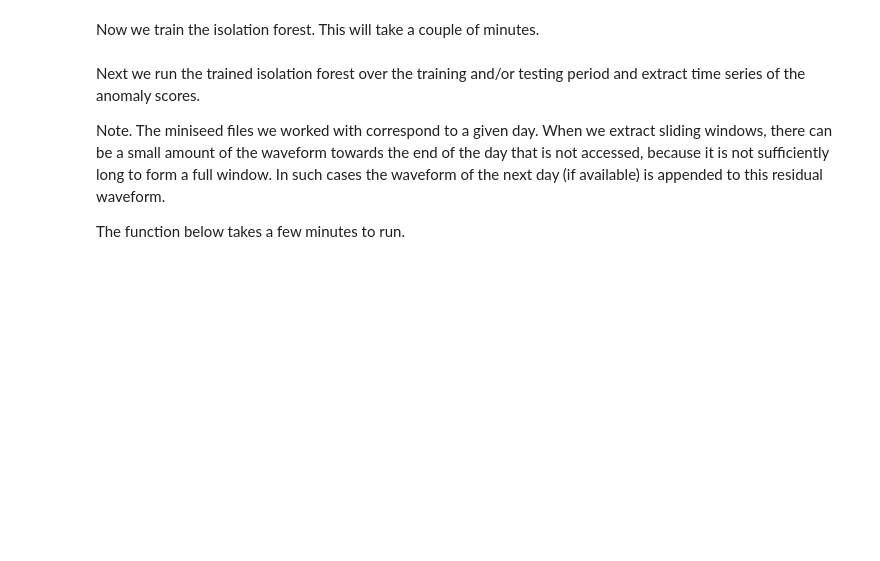
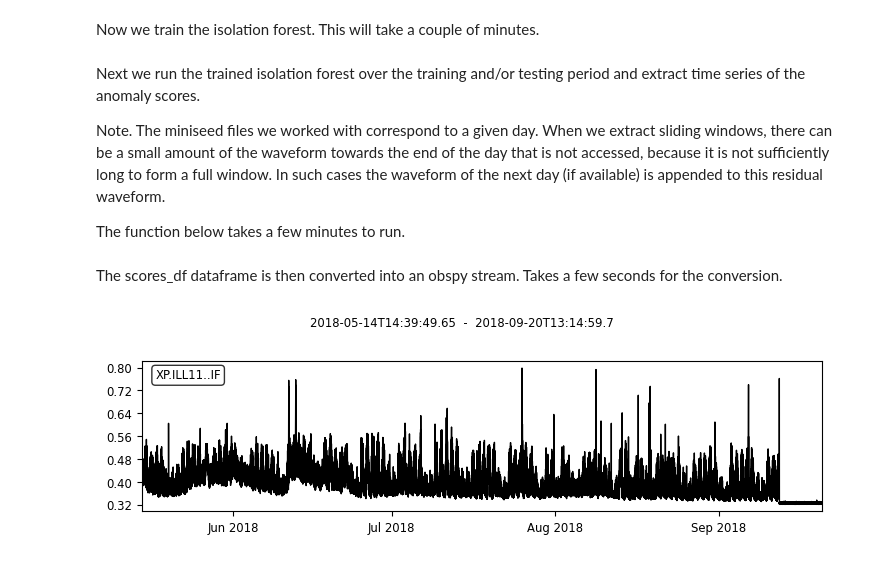
Before and after one commit to FKamper/seismic-isolation-forest, a Jupyter notebook: notebooks/if_illustration.ipynb, the cells around one changed output. Cells and saved outputs as stored; diff of their text form; code cells hidden in the pictures; blank space fills up the shorter version.

```diff
--- a/notebooks/if_illustration.ipynb
+++ b/notebooks/if_illustration.ipynb
@@ -38,7 +40,19 @@ The function below takes a few minutes to run.
 # %%
 try:
     scores_df = pd.read_csv("../output/scores/ILL11_anomaly_scores.csv", index_col=0)
+    # The conversion to UTCDateTime takes  few seconds
+    scores_df["start"] = [obspy.UTCDateTime(str(i)) for i in scores_df["start"]]
+    scores_df["stop"] = [obspy.UTCDateTime(str(i)) for i in scores_df["stop"]]
 
 except (FileNotFoundError, OSError):
     scores_df = compute_scores(stream_paths, if_mod)
     scores_df.to_csv("../output/scores/ILL11_anomaly_scores.csv")
+# %% [markdown]
+The scores_df dataframe is then converted into an obspy stream. Takes a few seconds for the conversion.
+# %%
+if_st = create_if_stream(scores_df, station="ILL11", sr=0.02, network="XP")
+# %%
+if_st.plot()
+plt.show()
+# %% [output]
+[figure, added]
```
Also changed, not shown: parts of 9 cells of this notebook, 2 other files.
